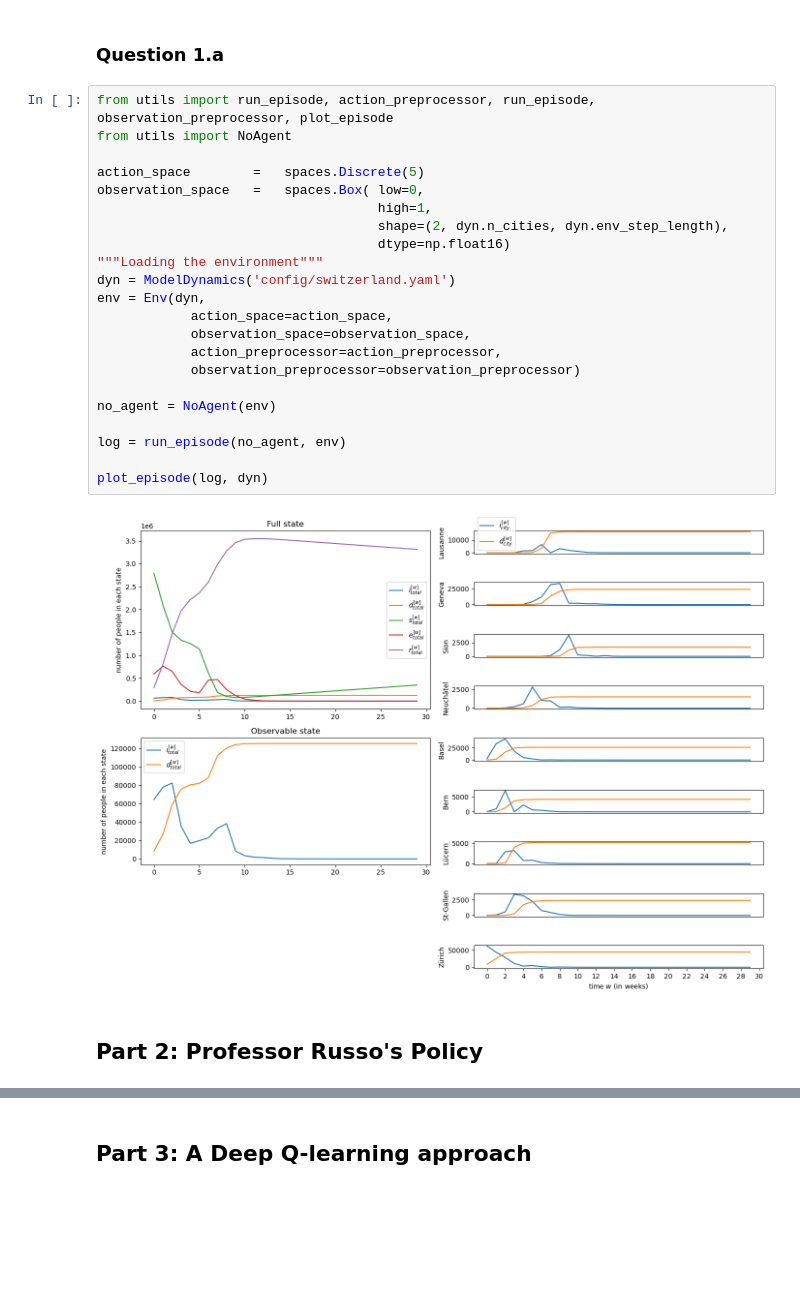
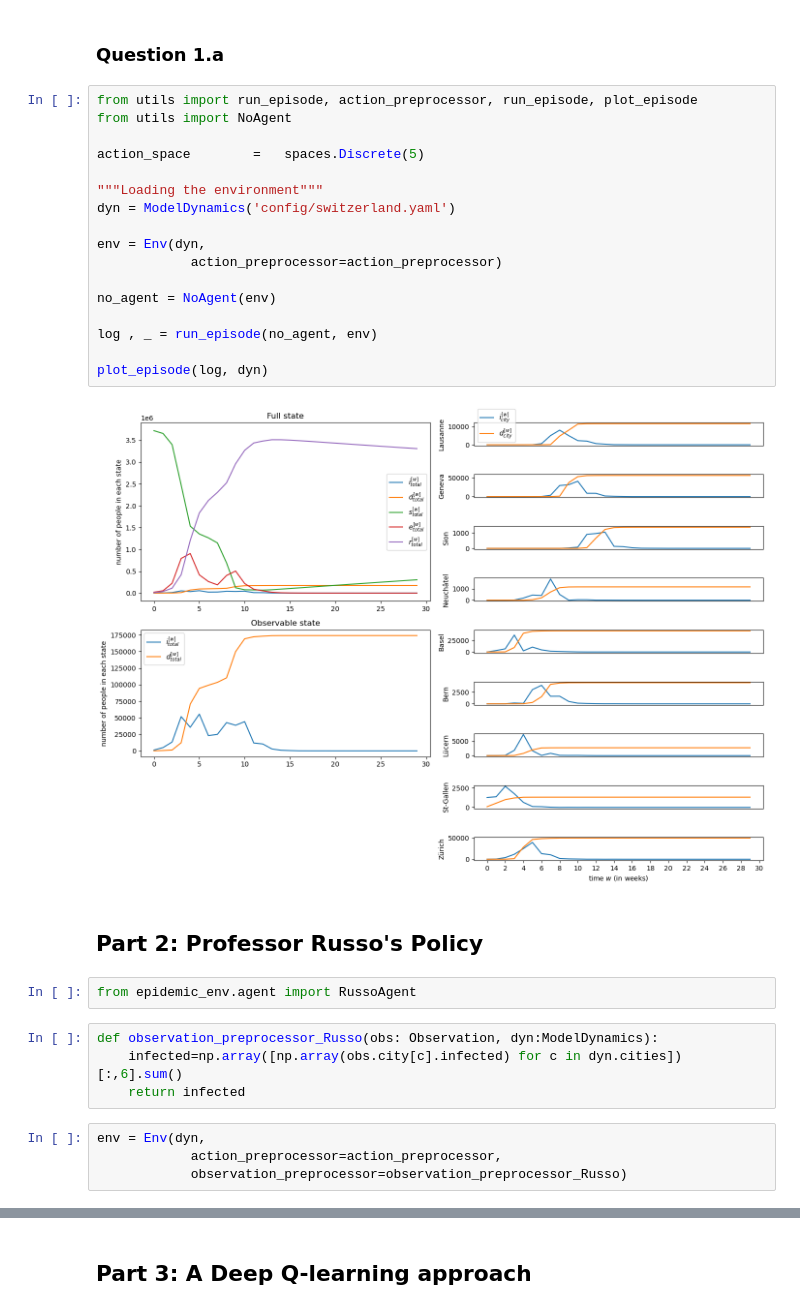
Before and after one commit to paulblgr/Miniproject-ANN, a Jupyter notebook: notebook.ipynb, the cells around one changed output, grey strips where cells are left out. Drawn from its saved outputs; the diff is of its cells as text; blank space fills up the shorter version.

```diff
--- a/notebook.ipynb
+++ b/notebook.ipynb
@@ -32,28 +32,33 @@ The autoreload extension is already loaded. To reload it, use:
 # %% [markdown]
 ### Question 1.a
 # %%
-from utils import run_episode, action_preprocessor, run_episode, observation_preprocessor, plot_episode
+from utils import run_episode, action_preprocessor, run_episode, plot_episode
 from utils import NoAgent
 
 action_space        =   spaces.Discrete(5)
-observation_space   =   spaces.Box( low=0,
-                                    high=1,
-                                    shape=(2, dyn.n_cities, dyn.env_step_length),
-                                    dtype=np.float16)
+
 """Loading the environment"""
 dyn = ModelDynamics('config/switzerland.yaml')
+
 env = Env(dyn,
-            action_space=action_space,
-            observation_space=observation_space,
-            action_preprocessor=action_preprocessor,
-            observation_preprocessor=observation_preprocessor)
+            action_preprocessor=action_preprocessor)
 
 no_agent = NoAgent(env)
 
-log = run_episode(no_agent, env)
+log , _ = run_episode(no_agent, env)
 
 plot_episode(log, dyn)
 # %% [output]
-[figure, old version]
+[figure, new version]
 # %% [markdown]
 ## Part 2: Professor Russo's Policy
+# %%
+from epidemic_env.agent import RussoAgent
+# %%
+def observation_preprocessor_Russo(obs: Observation, dyn:ModelDynamics):
+    infected=np.array([np.array(obs.city[c].infected) for c in dyn.cities])[:,6].sum()
+    return infected
+# %%
+env = Env(dyn,
+            action_preprocessor=action_preprocessor,
+            observation_preprocessor=observation_preprocessor_Russo)
```
Also changed, not shown: parts of 1 cell of this notebook, 2 other files.
